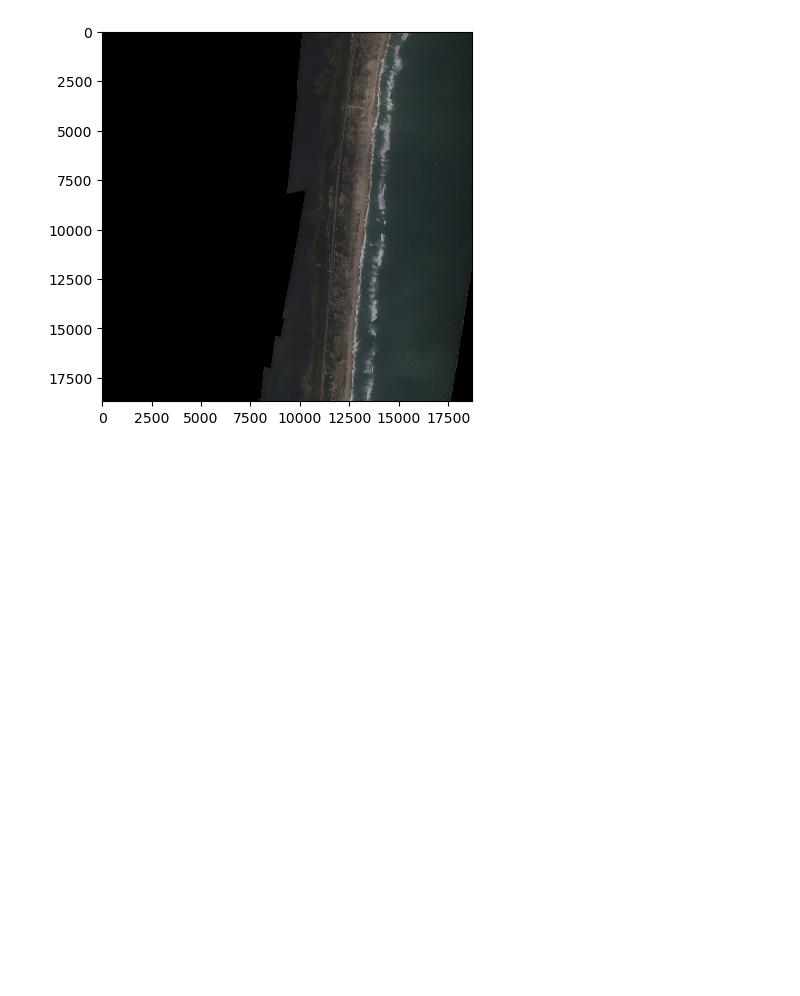
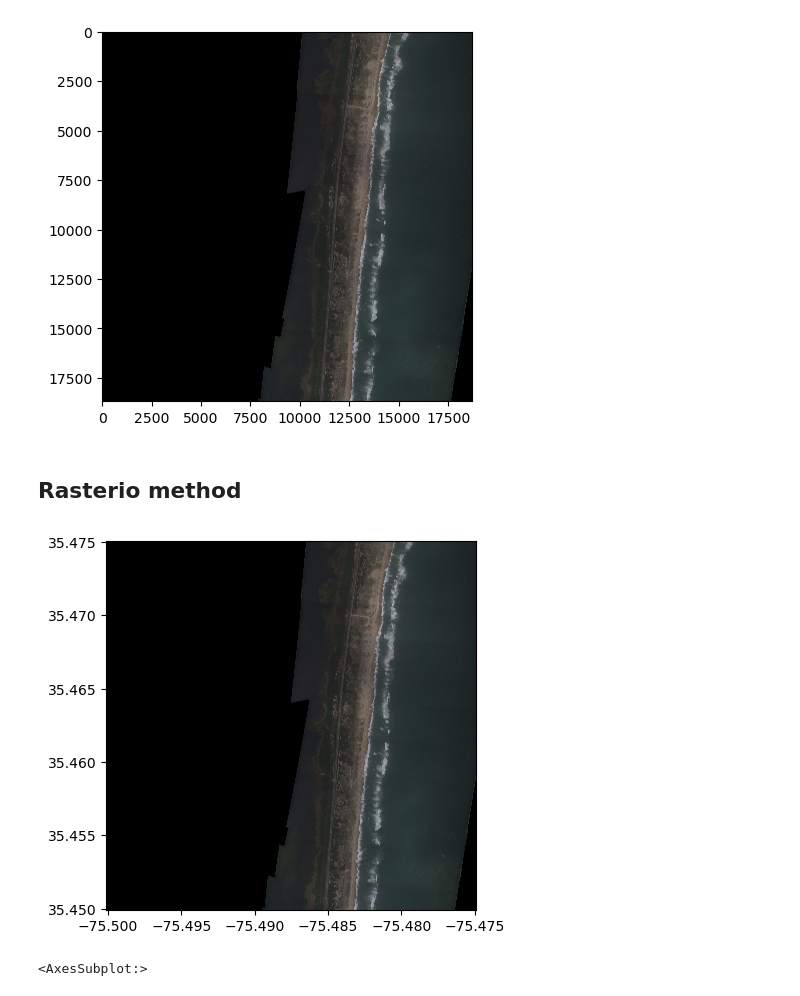
Before and after one commit to ebgoldstein/BuildingsFromERI, a Jupyter notebook: src/Loading_ERI.ipynb, the cells around one changed output. Cells and saved outputs as stored; diff of their text form; code cells hidden in the pictures; blank space fills up the shorter version.

Commit message:
rasterio #1

```diff
--- a/src/Loading_ERI.ipynb
+++ b/src/Loading_ERI.ipynb
@@ -29,3 +36,11 @@ plt.imshow(img)
 # %% [output]
 <matplotlib.image.AxesImage at 0x...>
 [figure]
+# %% [markdown]
+## Rasterio method
+# %%
+srcIm = rasterio.open('../data/20180917a_RGB/20180917aC0753000w352830n.tif')
+show(srcIm)
+# %% [output]
+[figure, added]
+<AxesSubplot:>
```
Also changed, not shown: parts of 2 cells of this notebook, 1 other file.
